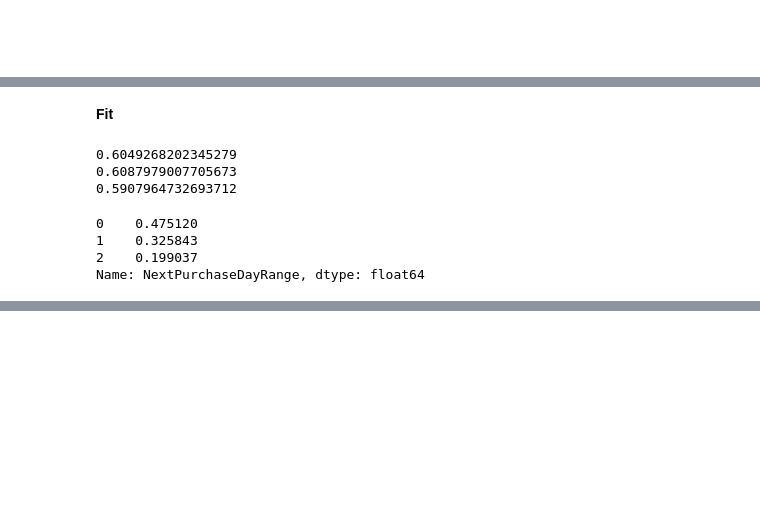
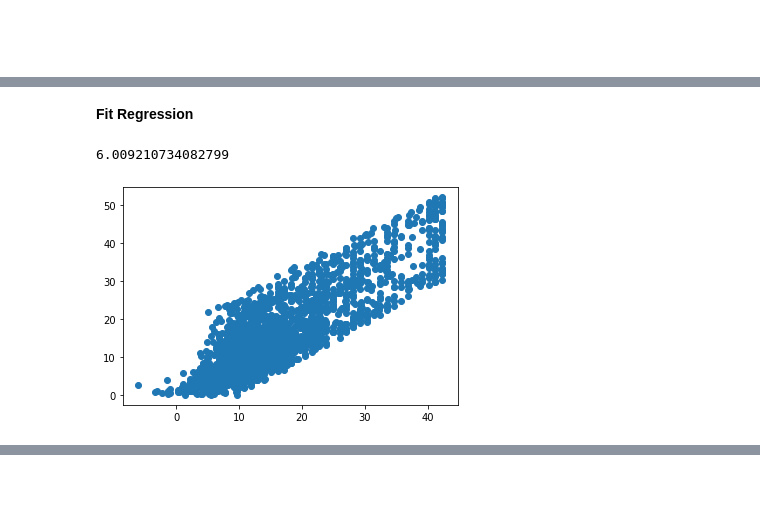
Before and after one commit to W-Tran/Online-Retail, a Jupyter notebook: online_retail.ipynb, the cells around one changed output, grey strips where cells are left out. Cells and saved outputs as stored; diff of their text form; code cells hidden in the pictures; blank space fills up the shorter version.

```diff
--- a/online_retail.ipynb
+++ b/online_retail.ipynb
@@ -1005,12 +1009,16 @@ train_df_next = train_df_next[train_df_next["Country"] == 'United Kingdom']
 # %%
-# Last purchase during first 6 months
-labels = train_df_6m.groupby("CustomerID")['InvoiceDate'].max().reset_index()
-labels.columns = ['CustomerID', 'LastPurchase']
+transaction_df_calib = transaction_df[transaction_df.InvoiceDate<=pd.datetime(2011, 7, 1)]
+transaction_df_holdout = transaction_df[transaction_df.InvoiceDate>pd.datetime(2011, 7, 1)]
+
+# Last purchase during calib period
+train_df = transaction_df_calib.groupby("CustomerID")['InvoiceDate'].max().reset_index()
+train_df.columns = ['CustomerID', 'LastPurchase']
 
 # Merge with first purchase during next 3 months
-labels = labels.merge(train_df_next.groupby("CustomerID")['InvoiceDate'].min().reset_index(),
-                    how = 'left',
+train_df = train_df.merge(transaction_df_holdout.groupby("CustomerID")['InvoiceDate'].min().reset_index(),
+                    how = 'inner',
                     on = 'CustomerID')
-labels.columns = ['CustomerID', 'LastPurchase', 'NextPurchase']
+train_df.columns = ['CustomerID', 'LastPurchase', 'NextPurchase']
 # Days till purchase
-labels['DaysTillNextPurchase'] = (labels['NextPurchase'] - labels['LastPurchase']).dt.days
+train_df['WeeksTillNextPurchase'] = (train_df['NextPurchase'] - train_df['LastPurchase']).dt.days/7
+train_df = train_df.merge(summary_cal_holdout, how='left', on = 'CustomerID')
@@ -1149,11 +1024,0 @@ Mean and Standard Deviation of days between most recent order and last order
-# %%
-diff = train_df_6m_day_order.groupby("CustomerID").agg({'DayDiff1': ['mean', 'std']}).reset_index()
-columns = []
-for col in diff.columns:
-    if col[1] == '':
-        columns.append(col[0])
-    else:
-        columns.append(col[0]+'_'+col[1])
-diff.columns = columns
-#train_df_6m_day_order = train_df_6m_day_order.merge(diff, how='left', on='CustomerID')
-#del diff
@@ -1183,27 +1094,19 @@ y.drop(columns=['DaysTillNextPurchase'], inplace=True)
 # %% [markdown]
-**Fit**
+**Fit Regression**
-# %%
-models = []
-lr = LogisticRegression(solver='lbfgs', max_iter=1000, multi_class='auto', n_jobs=6)
-nb = GaussianNB()
-svc = SVC(gamma='scale', C=100000)
-
-lr.fit(X.values, y.values.ravel())
-nb.fit(X.values, y.values.ravel())
-svc.fit(X.values, y.values.ravel())
-
-models = [lr, nb, svc]
-
-for model in models:
-    print(np.mean(cross_val_score(model, X.values, y.values.ravel(), scoring='accuracy', cv=10)))
-# %% [output]
-0.6049268202345279
-0.6087979007705673
-0.5907964732693712
-# %%
-y.NextPurchaseDayRange.value_counts(normalize=True)
-# %% [output]
-0    0.475120
-1    0.325843
-2    0.199037
-Name: NextPurchaseDayRange, dtype: float64
+# %%
+from sklearn.impute import SimpleImputer
+imputer = SimpleImputer()
+X_train = imputer.fit_transform(train_df)
+y = label.values
+# %%
+from sklearn.linear_model import LinearRegression
+from sklearn.ensemble import RandomForestRegressor
+from sklearn.metrics import mean_squared_error
+
+lr = LinearRegression()
+lr.fit(X_train, y)
+print(np.sqrt(mean_squared_error(y, lr.predict(X_train))))
+plt.scatter(lr.predict(X_train), y);
+# %% [output]
+6.009210734082799
+[figure, added]
```
Also changed, not shown: parts of 27 cells of this notebook.
